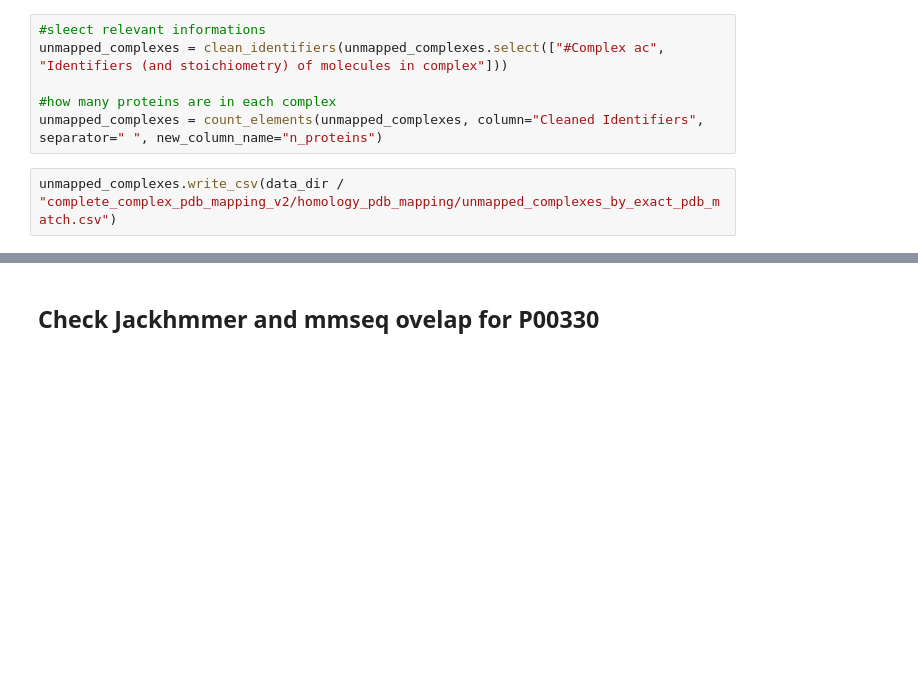
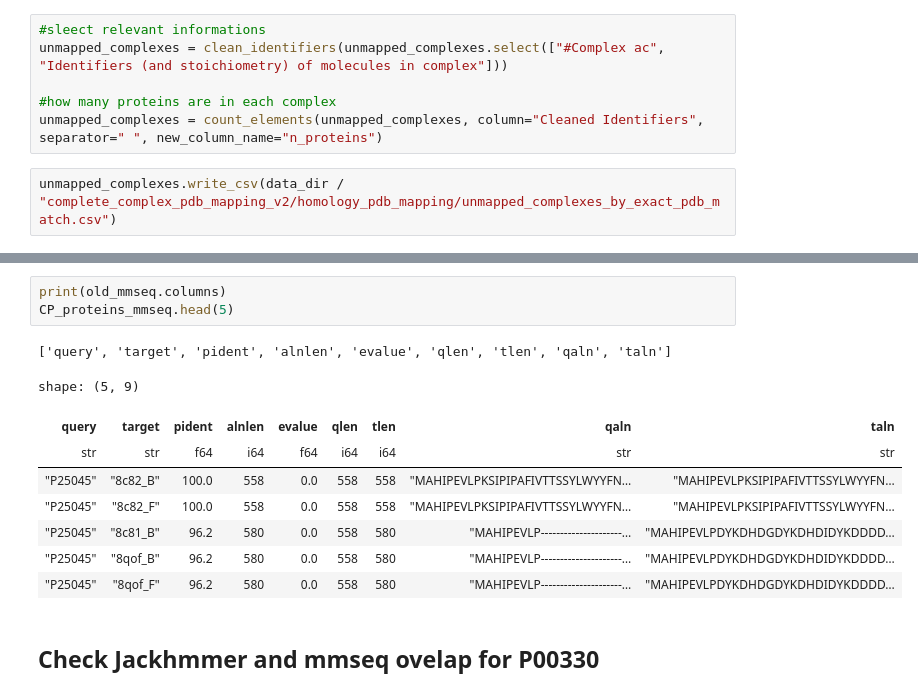
Before and after one commit to Kim-Dammer/master_thesis, a Jupyter notebook: notebooks/07_preparing_Complex_to_pdb_mapping.ipynb, the cells around one changed output, grey strips where cells are left out. Cells and saved outputs as stored; diff of their text form; blank space fills up the shorter version.

```diff
--- a/notebooks/07_preparing_Complex_to_pdb_mapping.ipynb
+++ b/notebooks/07_preparing_Complex_to_pdb_mapping.ipynb
@@ -170,3 +241,16 @@ unmapped_complexes.write_csv(data_dir / "complete_complex_pdb_mapping_v2/homolog
+# %%
+print(old_mmseq.columns)
+CP_proteins_mmseq.head(5)
+# %% [output]
+['query', 'target', 'pident', 'alnlen', 'evalue', 'qlen', 'tlen', 'qaln', 'taln']
+shape: (5, 9)
+| query | target | pident | alnlen | evalue | qlen | tlen | qaln | taln |
+| str | str | f64 | i64 | f64 | i64 | i64 | str | str |
+| "P25045" | "8c82_B" | 100.0 | 558 | 0.0 | 558 | 558 | "MAHIPEVLPKSIPIPAFIVTTSSYLWYYFN… | "MAHIPEVLPKSIPIPAFIVTTSSYLWYYFN… |
+| "P25045" | "8c82_F" | 100.0 | 558 | 0.0 | 558 | 558 | "MAHIPEVLPKSIPIPAFIVTTSSYLWYYFN… | "MAHIPEVLPKSIPIPAFIVTTSSYLWYYFN… |
+| "P25045" | "8c81_B" | 96.2 | 580 | 0.0 | 558 | 580 | "MAHIPEVLP---------------------… | "MAHIPEVLPDYKDHDGDYKDHDIDYKDDDD… |
+| "P25045" | "8qof_B" | 96.2 | 580 | 0.0 | 558 | 580 | "MAHIPEVLP---------------------… | "MAHIPEVLPDYKDHDGDYKDHDIDYKDDDD… |
+| "P25045" | "8qof_F" | 96.2 | 580 | 0.0 | 558 | 580 | "MAHIPEVLP---------------------… | "MAHIPEVLPDYKDHDGDYKDHDIDYKDDDD… |
 # %% [markdown]
 ## Check Jackhmmer and mmseq ovelap for P00330
 # %%
```
Also changed, not shown: parts of 53 cells of this notebook, 10 other files.
